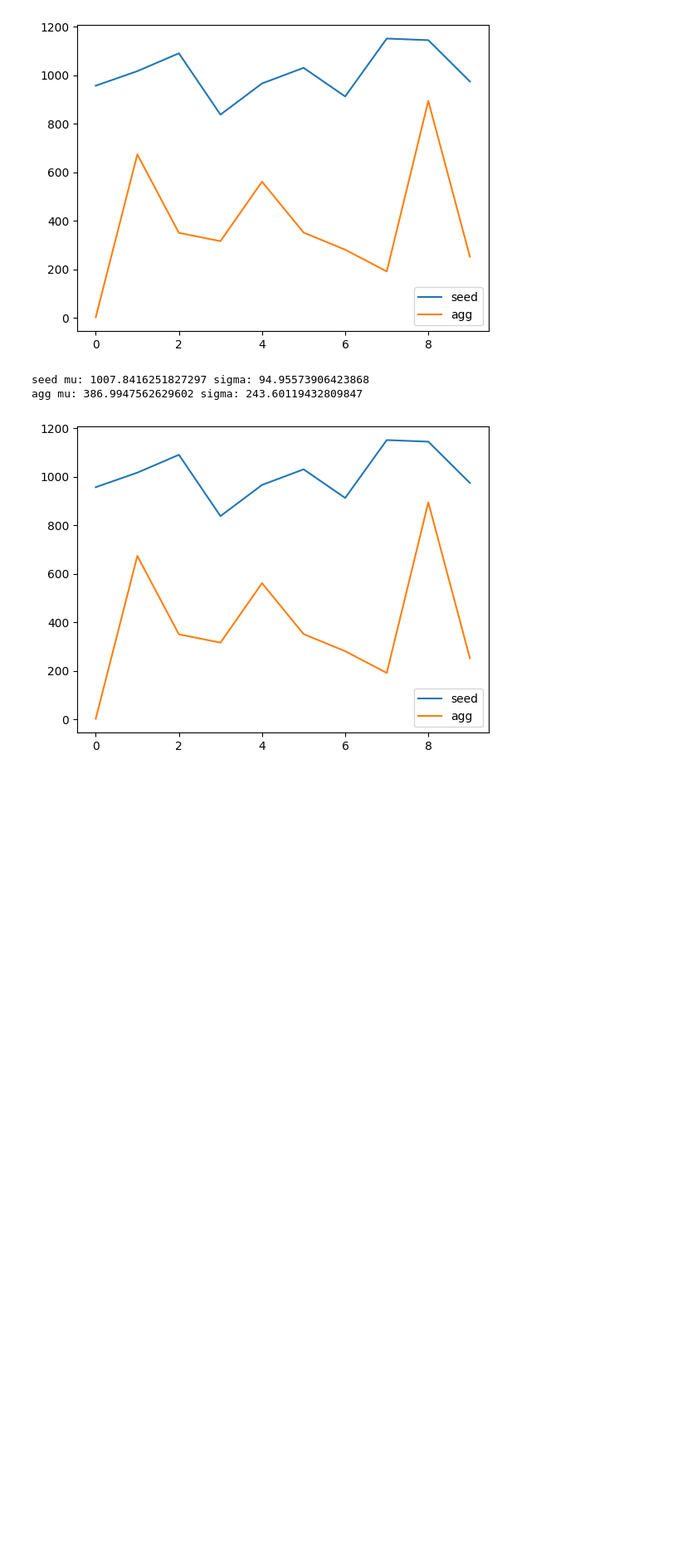
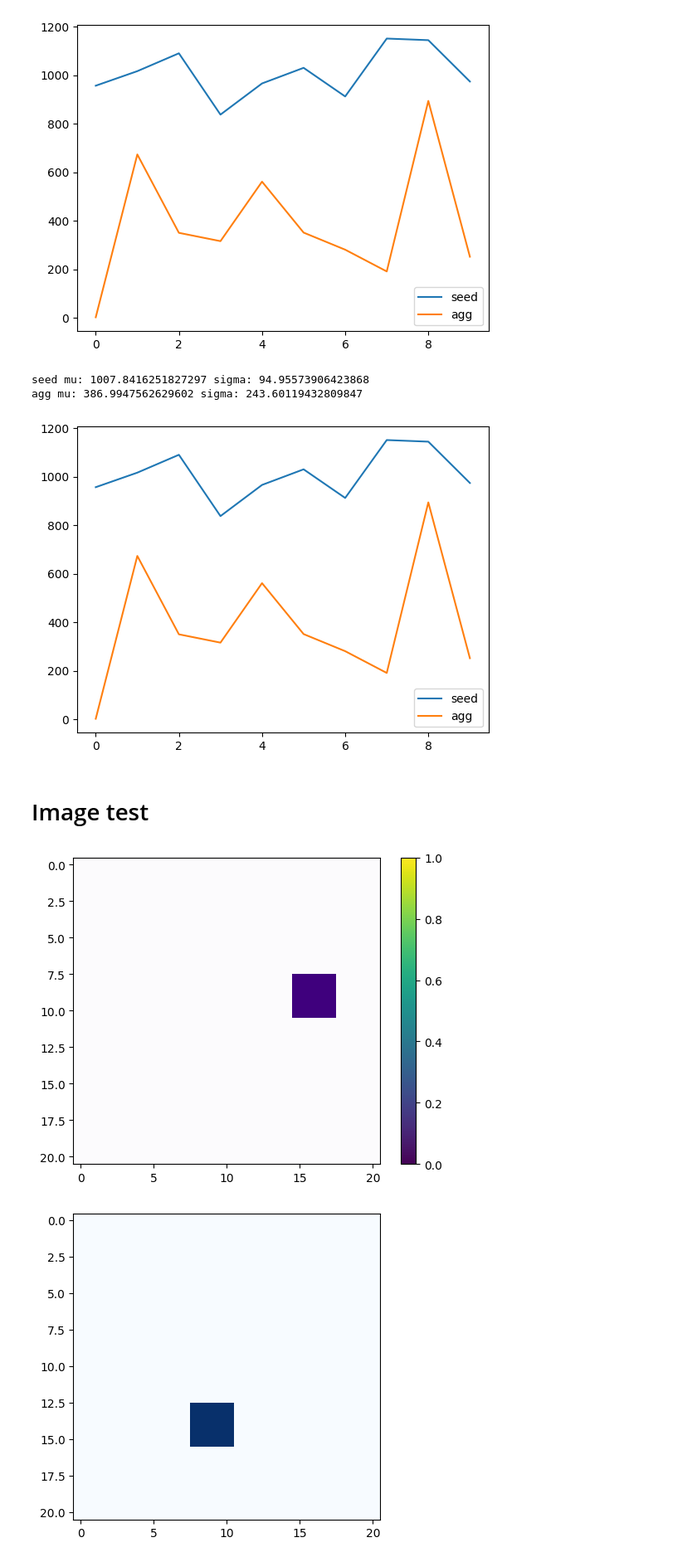
Before and after one commit to Bjartensen/python_focalh_clustering, a Jupyter notebook: ma.ipynb, the cells around one changed output. Shown: that part at 83% size. Drawn from its saved outputs; the diff is of its cells as text; code cells hidden in the pictures; blank space fills up the shorter version.

```diff
--- a/ma.ipynb
+++ b/ma.ipynb
@@ -611,3 +617,40 @@ print("agg mu:",np.mean(best_agg), "sigma:", np.std(best_agg))
 seed mu: 1007.8416251827297 sigma: 94.95573906423868
 agg mu: 386.9947562629602 sigma: 243.60119432809847
 [figure]
+# %% [markdown]
+# Image test
+# %%
+img_data = torch.load("/home/bjartur/workspace/nn_clustering/" + "E150_P3_N1000_IMG.pt")
+# %%
+def plot_tensor(tensor, idx, fig=None, ax=None):
+    if ax==None:
+        fig,ax = plt.subplots()
+    im = ax.imshow(tensor[idx][0])
+    cbar = fig.colorbar(im, ax=ax)
+
+def ma_image(tensor, idx):
+    adj = np.load("p2_image_adj_21x21.npy")
+    dims = tensor[idx][0].shape
+    values = tensor[idx][0].flatten().numpy()
+
+    labels = ModifiedAggregation(adj, values, seed=0.7, agg=0.1)
+    colors = ['Greys', 'Purples', 'Blues', 'Greens', 'Oranges', 'Reds',
+                      'YlOrBr', 'YlOrRd', 'OrRd', 'PuRd', 'RdPu', 'BuPu',
+                      'GnBu', 'PuBu', 'YlGnBu', 'PuBuGn', 'BuGn', 'YlGn']
+
+    for l in set(labels):
+        if l == 0:
+            continue
+        mask = labels == l
+        plt.imshow(mask.reshape(dims[0],dims[1]), cmap=colors[l])
+        plt.show()
+
+#    print(labels)
+
+#plot_tensor(img_data["event"], 15)
+plot_tensor(img_data["target"], 10)
+#ma_image(img_data["event"], 15)
+ma_image(img_data["target"], 10)
+# %% [output]
+[figure, added]
+[figure, added]
```
Also changed, not shown: parts of 9 cells of this notebook, 4 other files.
